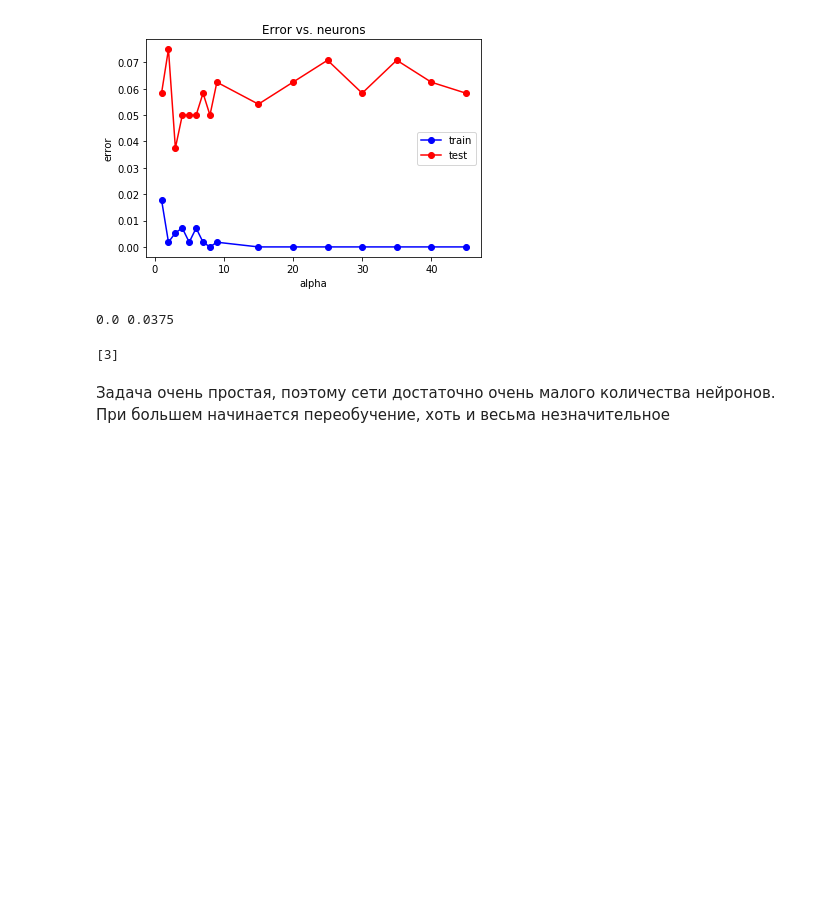
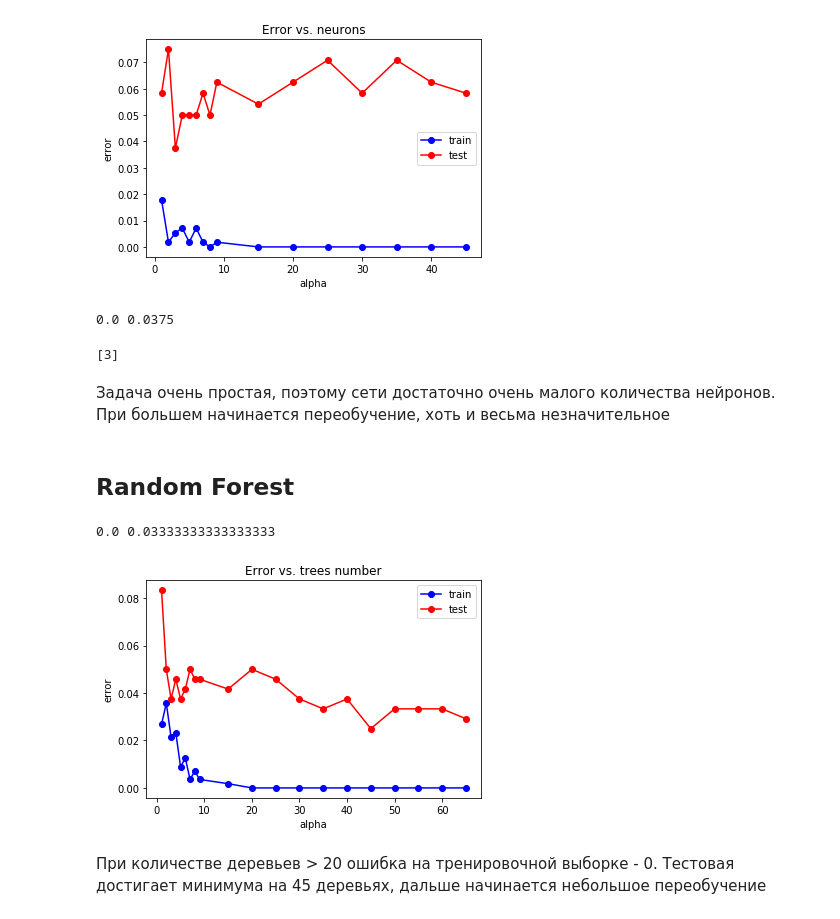
Before and after one commit to Folifolo/ml, a Jupyter notebook: lab1.ipynb, the cells around one changed output. Drawn from its saved outputs; the diff is of its cells as text; code cells hidden in the pictures; blank space fills up the shorter version.

```diff
--- a/lab1.ipynb
+++ b/lab1.ipynb
@@ -669,3 +669,40 @@ print(neurons_opt)
 [3]
 # %% [markdown]
 Задача очень простая, поэтому сети достаточно очень малого количества нейронов. При большем начинается переобучение, хоть и весьма незначительное
+# %% [markdown]
+## Random Forest ##
+# %%
+from sklearn import ensemble
+rf = ensemble.RandomForestClassifier(n_estimators = 1000, oob_score=True)
+rf.fit(X_train, y_train)
+
+err_train = np.mean(y_train != rf.predict(X_train))
+err_test  = np.mean(y_test  != rf.predict(X_test))
+
+print(err_train, err_test)
+# %% [output]
+0.0 0.03333333333333333
+# %%
+trees_arr = np.concatenate((np.arange(0, 10, 1)[1:], np.arange(10, 70, 5)[1:]))
+test_err = []
+train_err = []
+for tree in trees_arr:
+    rf = ensemble.RandomForestClassifier(n_estimators = tree, random_state = 42)
+    rf.fit(X_train, y_train)
+
+    y_train_pred = rf.predict(X_train)
+    y_test_pred = rf.predict(X_test)
+    train_err.append(np.mean(y_train != y_train_pred))
+    test_err.append(np.mean(y_test != y_test_pred))
+# %%
+plt.plot(trees_arr, train_err, 'b-o', label = 'train')
+plt.plot(trees_arr, test_err, 'r-o', label = 'test')
+plt.title('Error vs. trees number')
+plt.xlabel('trees')
+plt.ylabel('error')
+plt.legend()
+pass
+# %% [output]
+[figure, added]
+# %% [markdown]
+При количестве деревьев > 20 ошибка на тренировочной выборке - 0. Тестовая достигает минимума на 45 деревьях, дальше начинается небольшое переобучение
```
Also changed, not shown: parts of 21 cells of this notebook.
